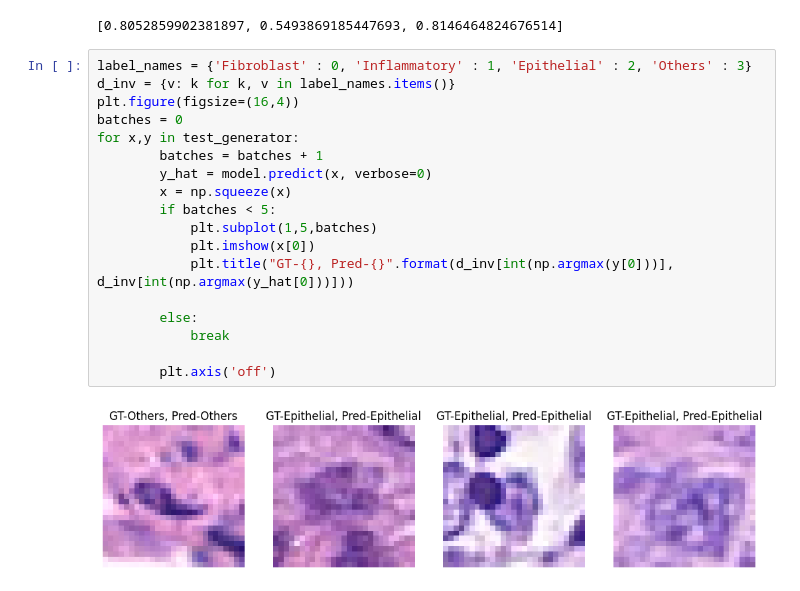
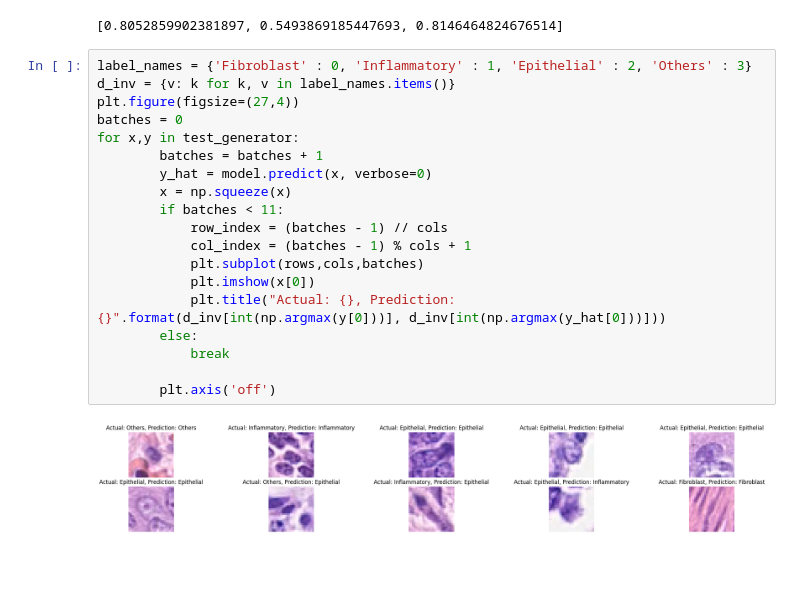
Before and after one commit to IbrahimAshhab/ML-A2-Colon-Cancer, a Jupyter notebook: s3953973_s4007880.ipynb, the cells around one changed output. Drawn from its saved outputs; the diff is of its cells as text; blank space fills up the shorter version.

Commit message:
Adjusted part 2 base model image output.

```diff
--- a/s3953973_s4007880.ipynb
+++ b/s3953973_s4007880.ipynb
@@ -1027,20 +1027,21 @@ Found 1980 validated image filenames belonging to 4 classes.
 # %%
 label_names = {'Fibroblast' : 0, 'Inflammatory' : 1, 'Epithelial' : 2, 'Others' : 3}
 d_inv = {v: k for k, v in label_names.items()}
-plt.figure(figsize=(16,4))
+plt.figure(figsize=(27,4))
 batches = 0
 for x,y in test_generator:
         batches = batches + 1
         y_hat = model.predict(x, verbose=0)
         x = np.squeeze(x)
-        if batches < 5:
-            plt.subplot(1,5,batches)
+        if batches < 11:
+            row_index = (batches - 1) // cols
+            col_index = (batches - 1) % cols + 1
+            plt.subplot(rows,cols,batches)
             plt.imshow(x[0])
-            plt.title("GT-{}, Pred-{}".format(d_inv[int(np.argmax(y[0]))], d_inv[int(np.argmax(y_hat[0]))]))
-
+            plt.title("Actual: {}, Prediction: {}".format(d_inv[int(np.argmax(y[0]))], d_inv[int(np.argmax(y_hat[0]))]))
         else:
             break
 
         plt.axis('off')
 # %% [output]
-[figure, old version]
+[figure, new version]
```
